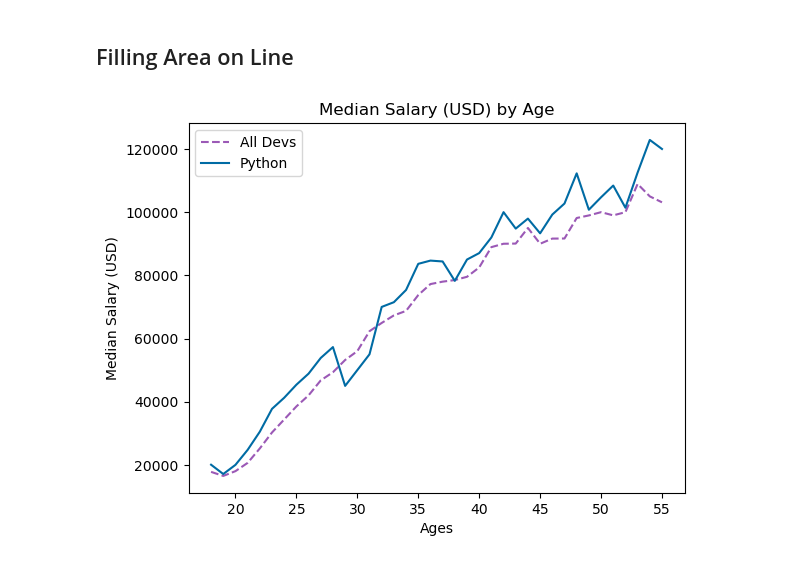
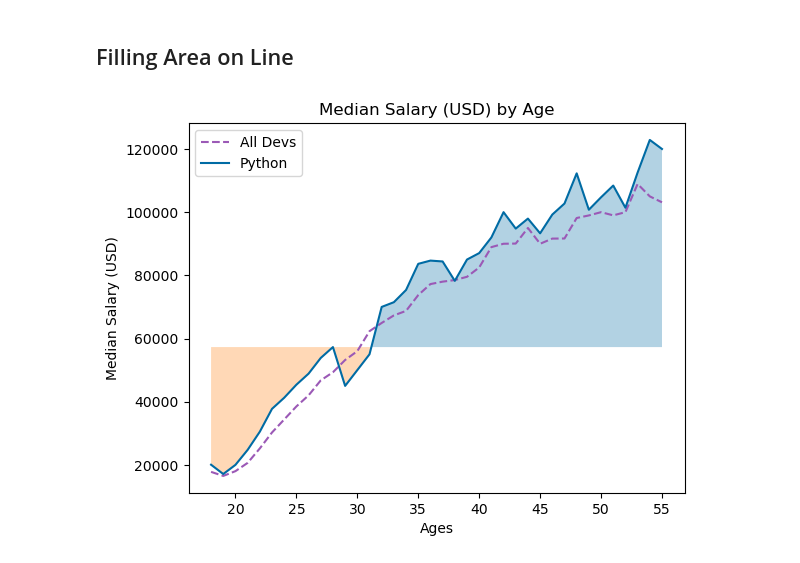
Before and after one commit to Peterstangolis/python_tutorials, a Jupyter notebook: matplotlib_tutorial-4-5.ipynb, the cells around one changed output. Drawn from its saved outputs; the diff is of its cells as text; code cells hidden in the pictures.

```diff
--- a/matplotlib_tutorial-4-5.ipynb
+++ b/matplotlib_tutorial-4-5.ipynb
@@ -55,16 +55,23 @@ js_salaries = data.JavaScript
 # %%
 plt.plot(ages, dev_salaries, color= '#9B59B6',
         linestyle = '--', label = 'All Devs')
 
 plt.plot(ages, py_salaries, label = 'Python')
 
-# overall median = 57287
+overall_median = 57287
+plt.fill_between(ages, py_salaries, overall_median,
+                 alpha = 0.3, interpolate=True,
+                 where=(py_salaries > overall_median))
+
+plt.fill_between(ages, py_salaries, overall_median,
+                 alpha = 0.3, interpolate=True,
+                 where=(py_salaries < overall_median))
 
 plt.legend()
 
 plt.title("Median Salary (USD) by Age")
 plt.xlabel("Ages")
 plt.ylabel('Median Salary (USD)')
 plt.show()
 # %% [output]
-[figure, old version]
+[figure, new version]
```
Also changed, not shown: parts of 2 cells of this notebook, 7 other files.
